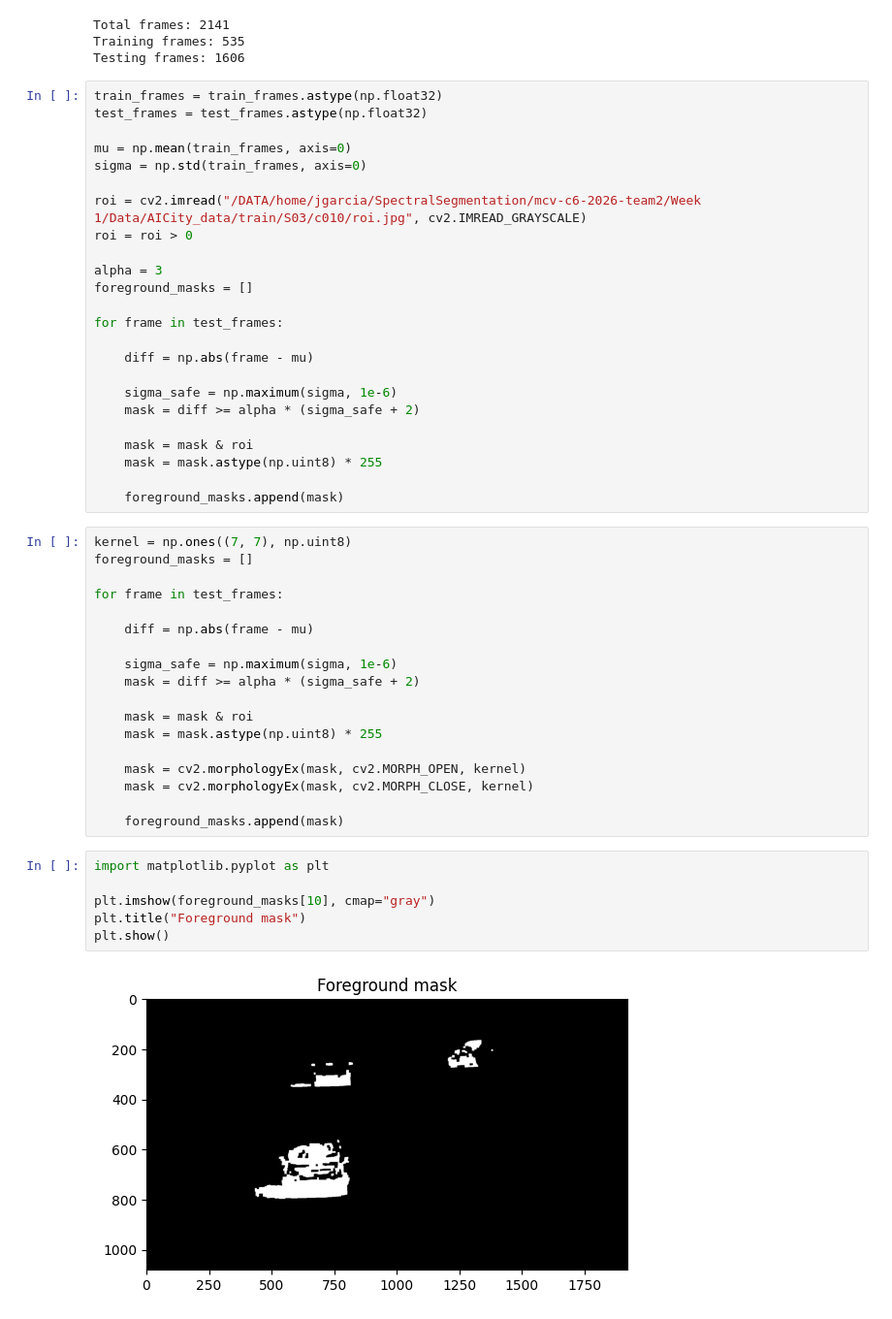
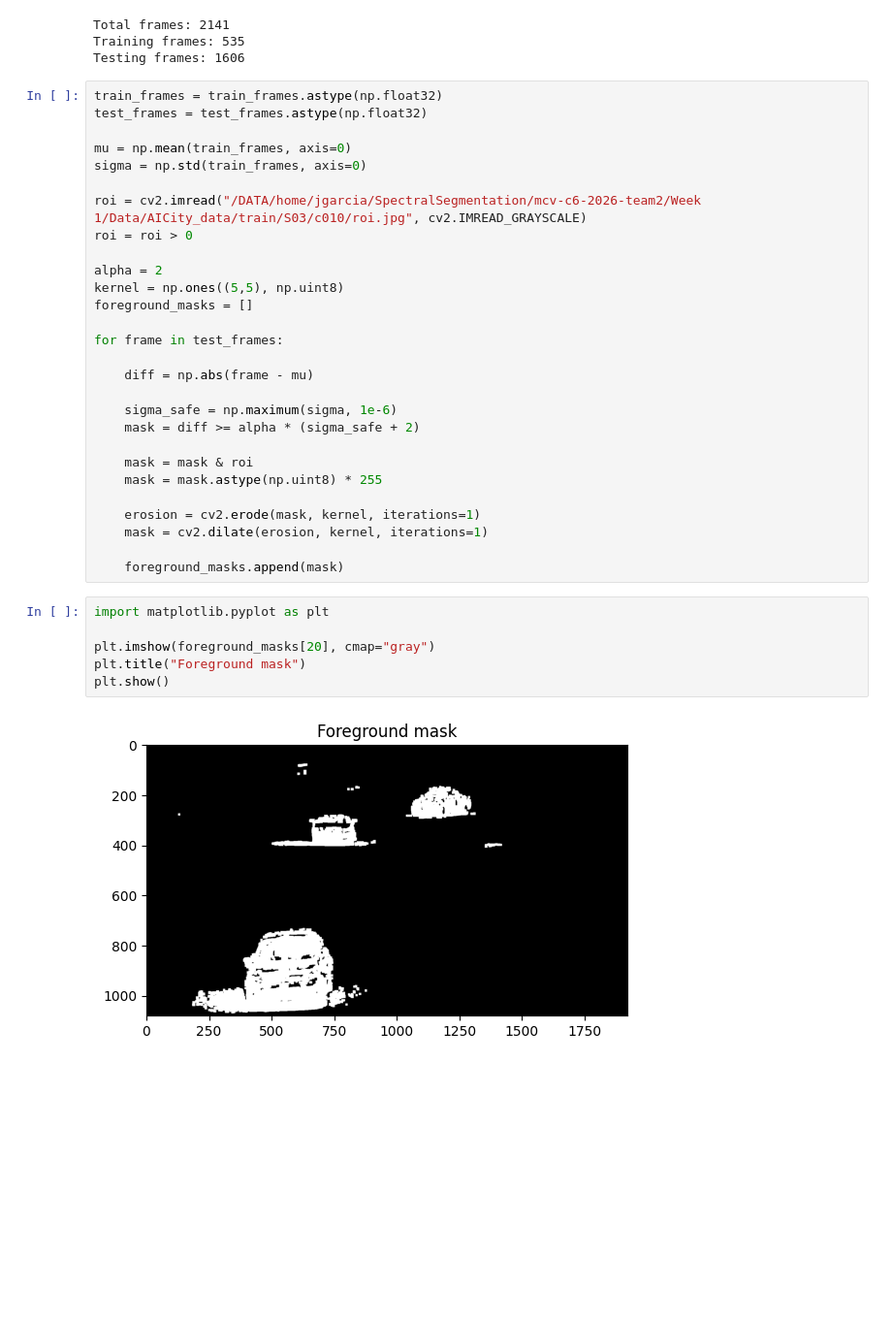
Before and after one commit to mcv-m6-video/mcv-c6-2026-team2, a Jupyter notebook: Week 1/Task 1/task1.ipynb, the cells around one changed output. Shown at 97% size. Saved outputs shown, nothing was run; the diff lists cells and outputs as text; blank space fills up the shorter version.

```diff
--- a/Week 1/Task 1/task1.ipynb
+++ b/Week 1/Task 1/task1.ipynb
@@ -46,7 +128,8 @@ sigma = np.std(train_frames, axis=0)
 roi = cv2.imread("/DATA/home/jgarcia/SpectralSegmentation/mcv-c6-2026-team2/Week 1/Data/AICity_data/train/S03/c010/roi.jpg", cv2.IMREAD_GRAYSCALE)
 roi = roi > 0
 
-alpha = 3
+alpha = 2
+kernel = np.ones((5,5), np.uint8)
 foreground_masks = []
 
 for frame in test_frames:
@@ -59,30 +142,15 @@ for frame in test_frames:
     mask = mask & roi
     mask = mask.astype(np.uint8) * 255
 
+    erosion = cv2.erode(mask, kernel, iterations=1)
+    mask = cv2.dilate(erosion, kernel, iterations=1)
+
     foreground_masks.append(mask)
-# %%
-kernel = np.ones((7, 7), np.uint8)
-foreground_masks = []
-
-for frame in test_frames:
-
-    diff = np.abs(frame - mu)
-
-    sigma_safe = np.maximum(sigma, 1e-6)
-    mask = diff >= alpha * (sigma_safe + 2)
-
-    mask = mask & roi
-    mask = mask.astype(np.uint8) * 255
-
-    mask = cv2.morphologyEx(mask, cv2.MORPH_OPEN, kernel)
-    mask = cv2.morphologyEx(mask, cv2.MORPH_CLOSE, kernel)
-
-    foreground_masks.append(mask)
 # %%
 import matplotlib.pyplot as plt
 
-plt.imshow(foreground_masks[10], cmap="gray")
+plt.imshow(foreground_masks[20], cmap="gray")
 plt.title("Foreground mask")
 plt.show()
 # %% [output]
-[figure, old version]
+[figure, new version]
```
Also changed, not shown: parts of 5 cells of this notebook.
